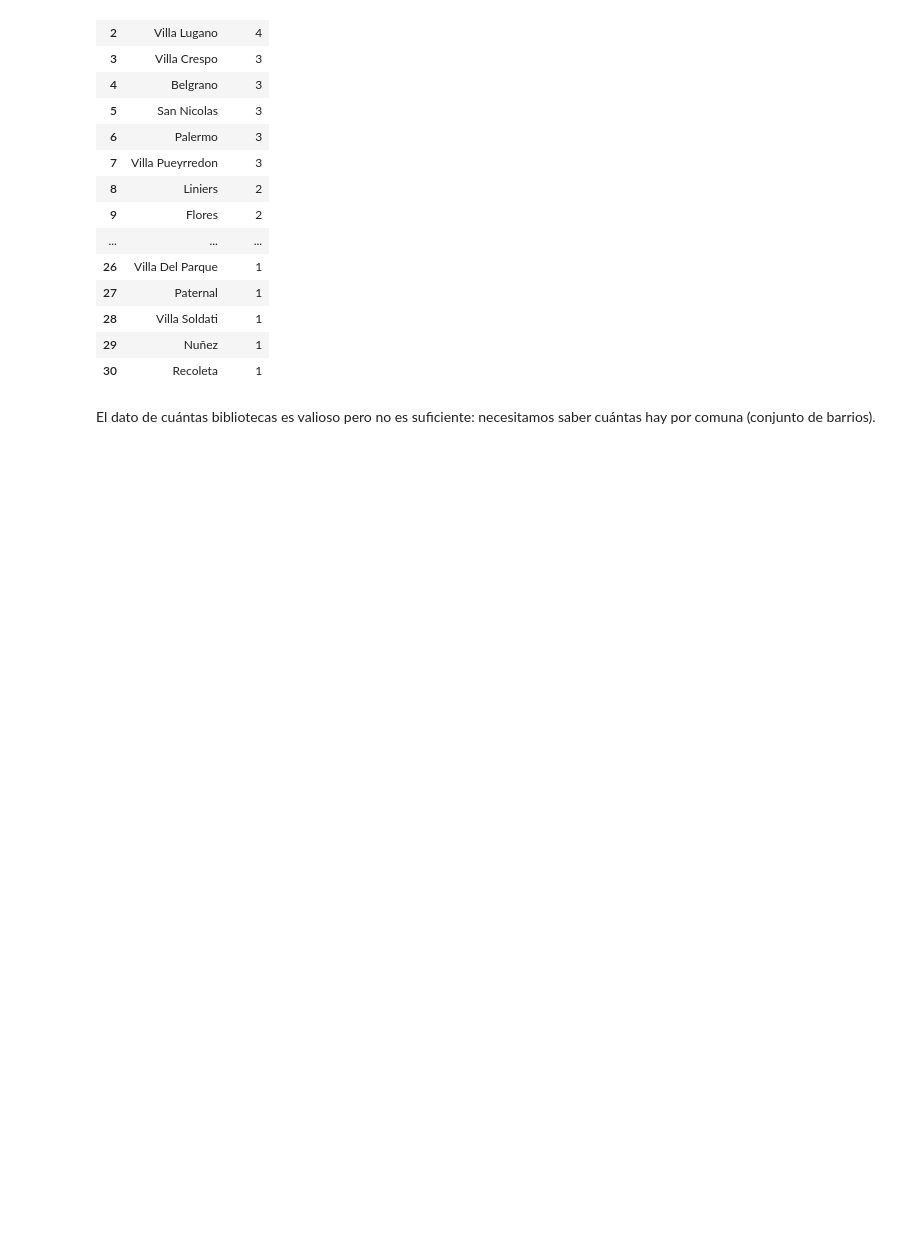
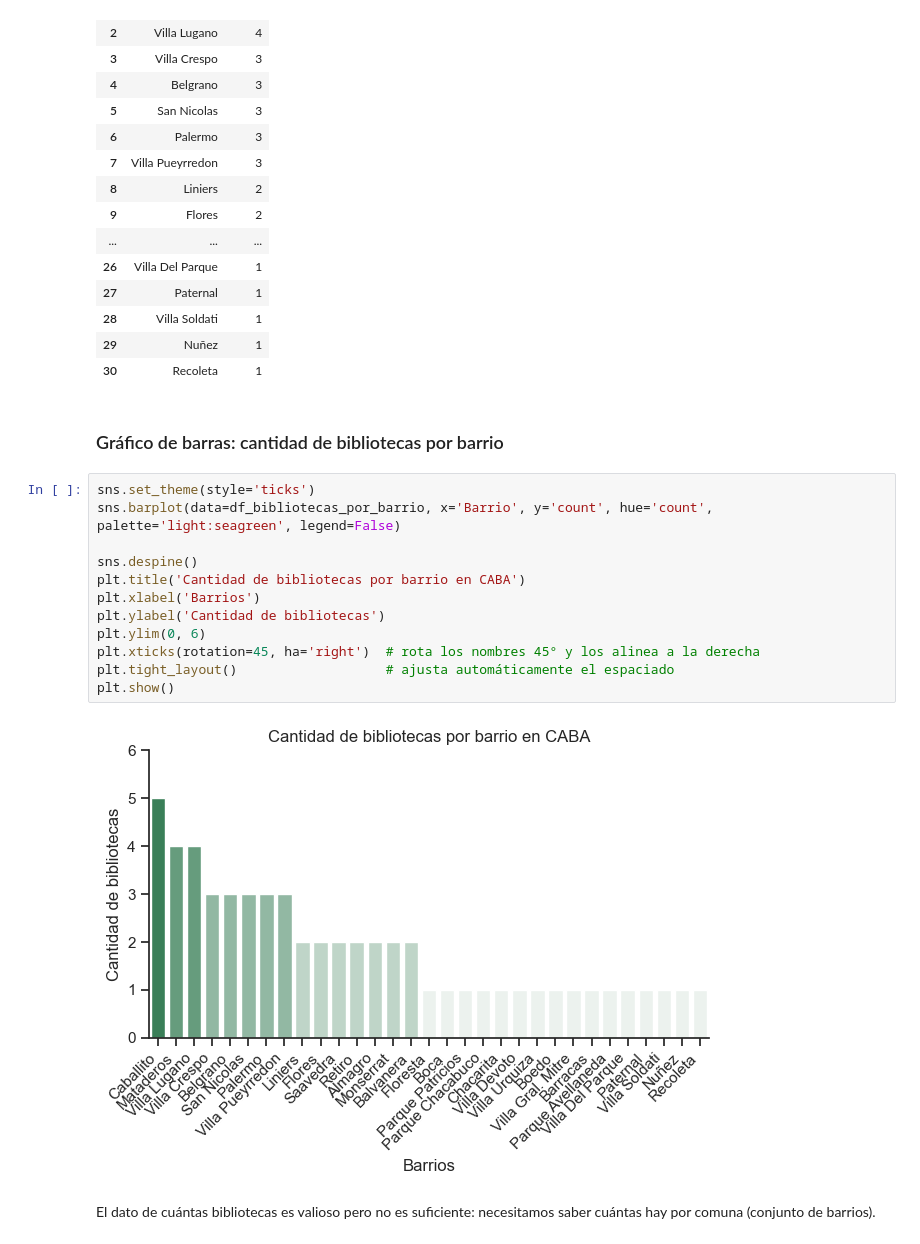
Before and after one commit to sofialaveihle/proyecto-bibliotecas-caba, a Jupyter notebook: analisis_bibliotecas_caba.ipynb, the cells around one changed output. Saved outputs shown, nothing was run; the diff lists cells and outputs as text; blank space fills up the shorter version.

Commit message:
creacion de readme y se añadio un barplot de bibliotecas por barrio

```diff
--- a/analisis_bibliotecas_caba.ipynb
+++ b/analisis_bibliotecas_caba.ipynb
@@ -88,6 +88,22 @@ df_bibliotecas_por_barrio
 | 28 | Villa Soldati | 1 |
 | 29 | Nuñez | 1 |
 | 30 | Recoleta | 1 |
+# %% [markdown]
+### Gráfico de barras: cantidad de bibliotecas por barrio
+# %%
+sns.set_theme(style='ticks')
+sns.barplot(data=df_bibliotecas_por_barrio, x='Barrio', y='count', hue='count', palette='light:seagreen', legend=False)
+
+sns.despine()
+plt.title('Cantidad de bibliotecas por barrio en CABA')
+plt.xlabel('Barrios')
+plt.ylabel('Cantidad de bibliotecas')
+plt.ylim(0, 6)
+plt.xticks(rotation=45, ha='right')  # rota los nombres 45° y los alinea a la derecha
+plt.tight_layout()                   # ajusta automáticamente el espaciado
+plt.show()
+# %% [output]
+[figure, added]
 # %% [markdown]
 El dato de cuántas bibliotecas es valioso pero no es suficiente: necesitamos saber cuántas hay por comuna (conjunto de barrios).
 # %%
```
Also changed, not shown: parts of 2 cells of this notebook, 4 other files.
